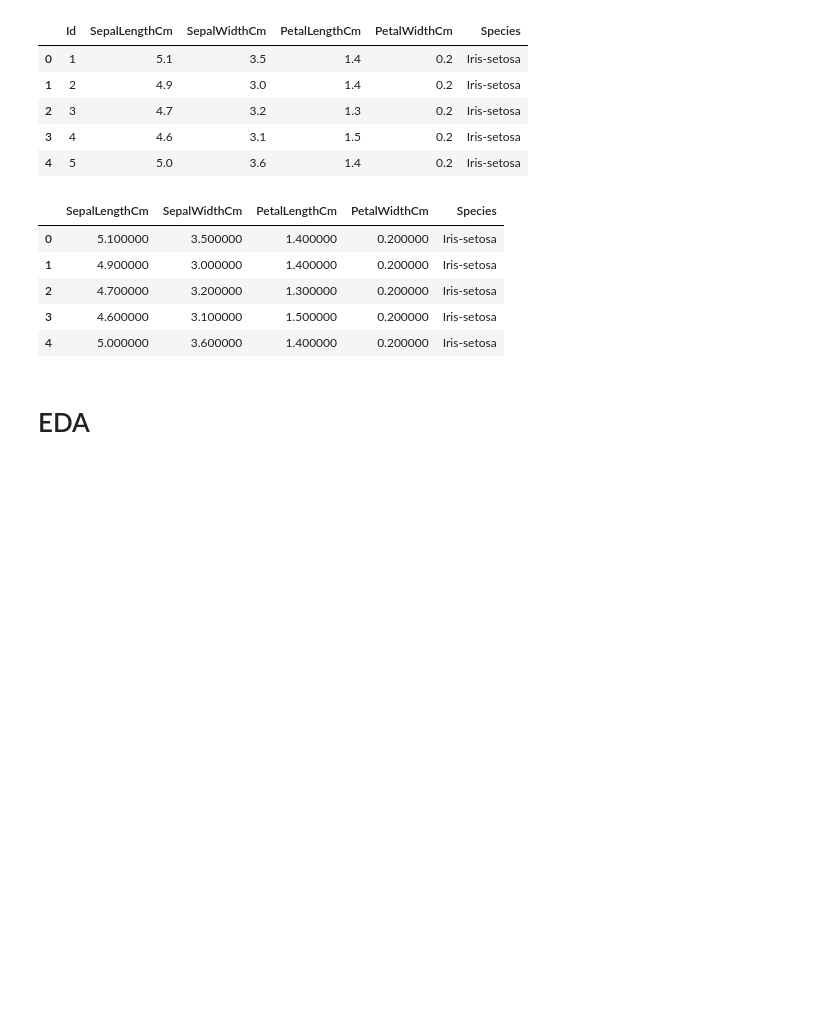
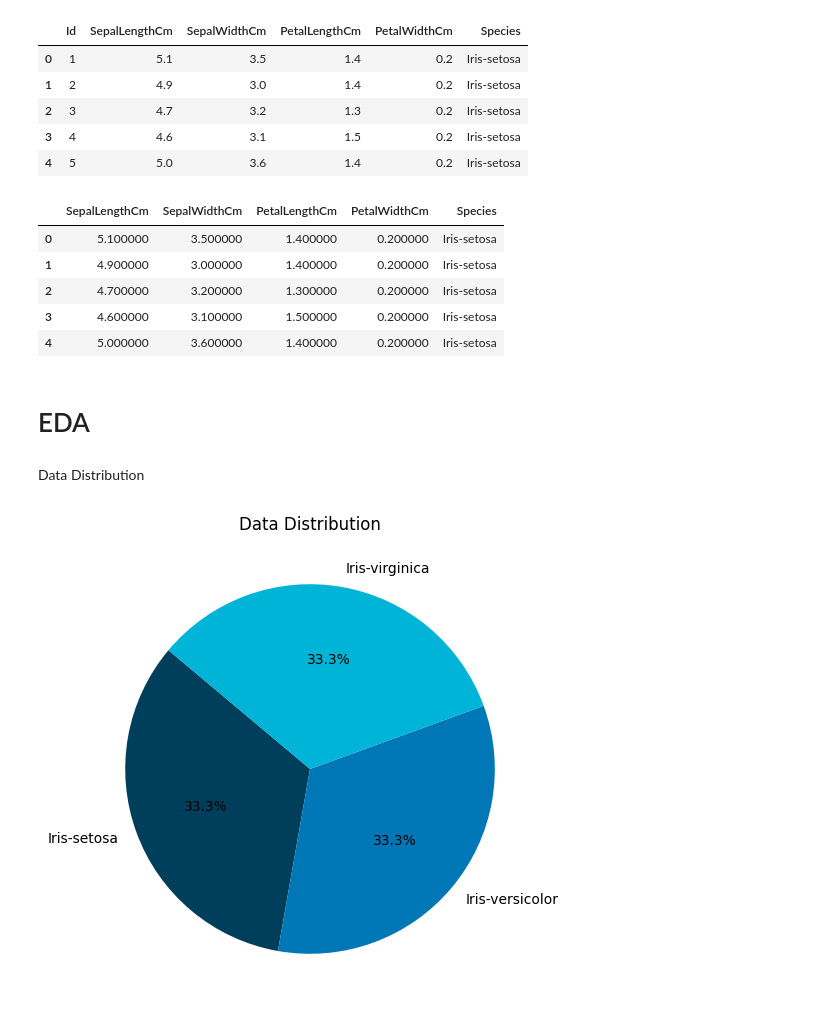
Before and after one commit to kuuntakiintee/Iris_Clustering, a Jupyter notebook: iris_clustering.ipynb, the cells around one changed output. Drawn from its saved outputs; the diff is of its cells as text; code cells hidden in the pictures; blank space fills up the shorter version.

```diff
--- a/iris_clustering.ipynb
+++ b/iris_clustering.ipynb
@@ -47,0 +41,13 @@ fig = px.pie(
+# %% [markdown]
+Data Distribution
+# %%
+colors = sns.color_palette(['#003f5c', '#0077b6', '#00b4d8'])  # Dark to light blue shades
+# %%
+data_counts = dataset['Species'].value_counts()
+# %%
+plt.figure(figsize=(8, 6))
+plt.pie(data_counts, labels=data_counts.index, colors=colors, autopct='%1.1f%%', startangle=140)
+plt.title('Data Distribution')
+plt.show()
+# %% [output]
+[figure, added]
```
Also changed, not shown: parts of 23 cells of this notebook.
